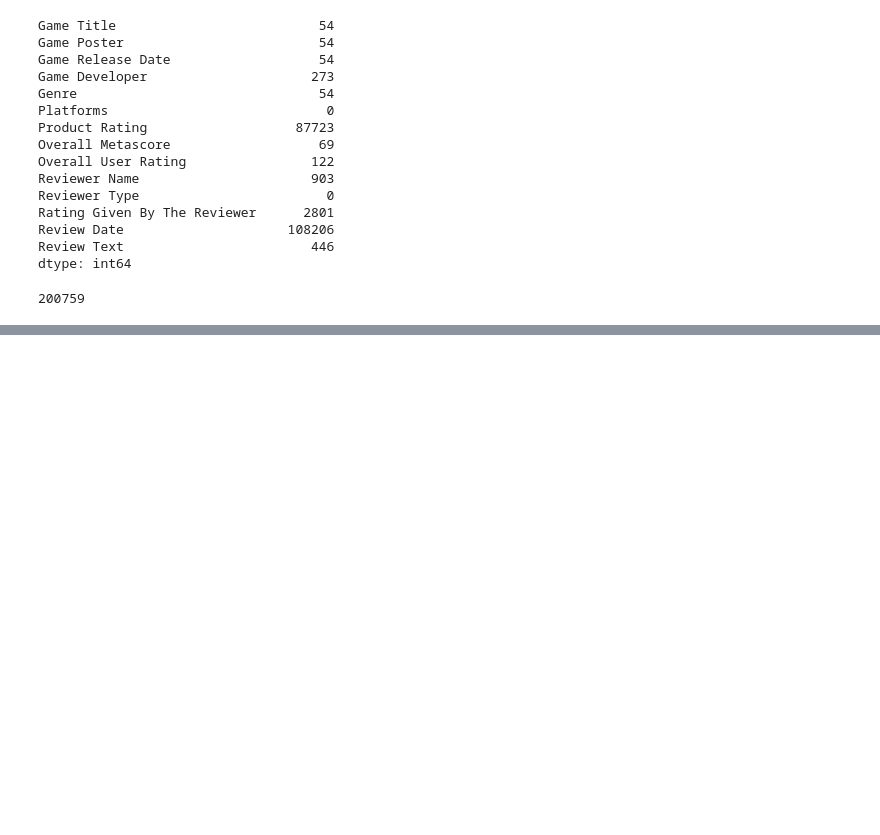
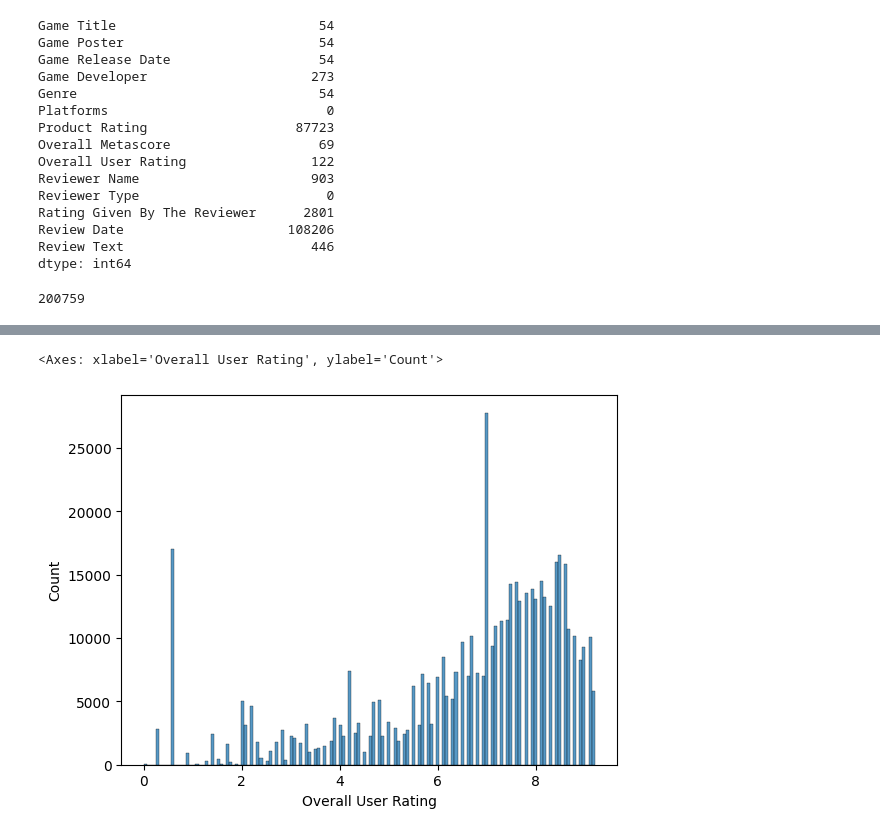
Before and after one commit to RonKlem/Video_Games, a Jupyter notebook: Video_Games_EDA.ipynb, the cells around one changed output, grey strips where cells are left out. Saved outputs shown, nothing was run; the diff lists cells and outputs as text; code cells hidden in the pictures; blank space fills up the shorter version.

```diff
--- a/Video_Games_EDA.ipynb
+++ b/Video_Games_EDA.ipynb
@@ -178,0 +265,4 @@ print("% of review date not null: ", percent_not_null_review_date, "%")
+# %%
+df['Overall User Rating'] = df['Overall User Rating'].str.replace('tbd', '').fillna(0)      # Addressing any rows with 'tbd'
+# %%
+df['Overall User Rating'] = pd.to_numeric(df['Overall User Rating'])        # Change to numeric field
@@ -178,0 +283,5 @@ print("% of review date not null: ", percent_not_null_review_date, "%")
+# %%
+sns.histplot(df['Overall User Rating'])
+# %% [output]
+<Axes: xlabel='Overall User Rating', ylabel='Count'>
+[figure, added]
```
Also changed, not shown: parts of 20 cells of this notebook.
